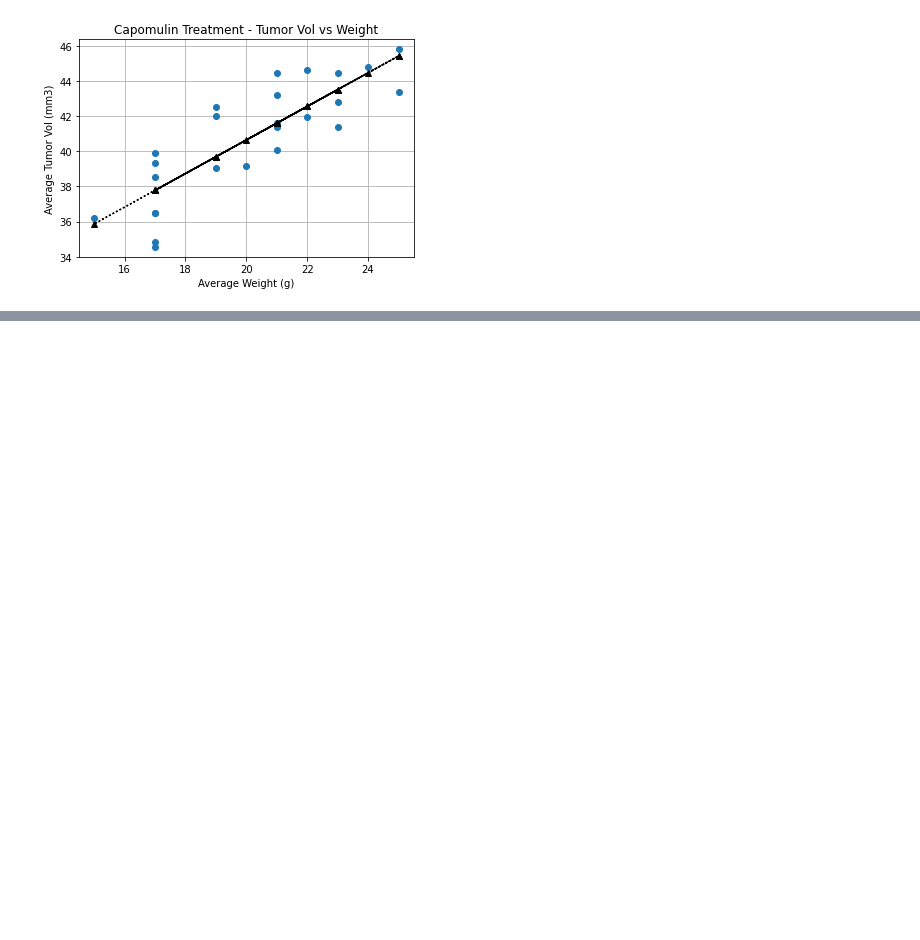
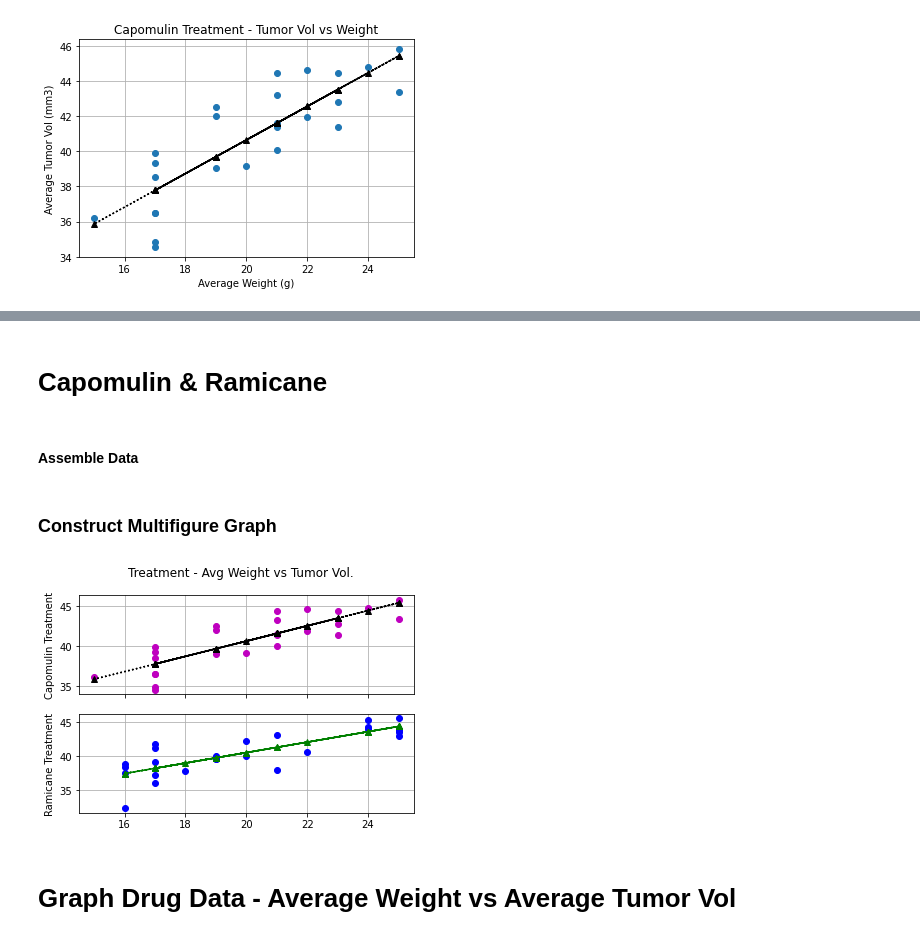
Before and after one commit to HendersonAlec2212/matplotlib-challenge, a Jupyter notebook: pymaceuticals.ipynb, the cells around one changed output, grey strips where cells are left out. Saved outputs shown, nothing was run; the diff lists cells and outputs as text; code cells hidden in the pictures; blank space fills up the shorter version.

Commit message:
completed the README, added multi-figure graph, added variable graph to display data per drug

```diff
--- a/pymaceuticals.ipynb
+++ b/pymaceuticals.ipynb
@@ -545,0 +483,52 @@ What drug averages would you like to see plotted? placebo
+# %% [markdown]
+# Capomulin & Ramicane
+# %% [markdown]
+#### Assemble Data
+# %%
+capomulin_data = clean_df.loc[clean_df['Drug Regimen'] == 'Capomulin']
+capomulin_averages = capomulin_data.groupby('Mouse ID').mean()
+avg_fit = avg_slope * avg_weight + avg_int
+avg_tVol_capomulin = capomulin_averages['Tumor Volume (mm3)']
+avg_weight_capomulin = capomulin_averages['Weight (g)']
+# plt.plot(avg_weight, avg_fit, ':^k')
+# plt.scatter(avg_weight_capomulin, avg_tVol_capomulin)
+# plt.ylabel('Average Tumor Vol (mm3)')
+# plt.xlabel('Average Weight (g)')
+# plt.title('Capomulin Treatment - Weight vs Tumor Vol')
+# plt.rcParams['axes.axisbelow'] = True
+# plt.grid()
+
+# --------------------------------------------------------------------------- #
+
+ramicane_data = clean_df.loc[clean_df['Drug Regimen'] == 'Ramicane']
+ramicane_averages = ramicane_data.groupby('Mouse ID').mean()
+ramicane_slope, ramicane_int, ramicane_r, ramicane_p, ramicane_std_err = st.linregress(avg_weight_ramicane, avg_tVol_ramicane)
+ramicane_fit = ramicane_slope * avg_weight_ramicane + ramicane_int
+# plt.plot(avg_weight_ramicane, ramicane_fit, ':^g')
+# avg_tVol_ramicane = ramicane_averages['Tumor Volume (mm3)']
+# avg_weight_ramicane = ramicane_averages['Weight (g)']
+# plt.scatter(avg_weight_ramicane, avg_tVol_ramicane)
+# plt.ylabel('Average Tumor Vol (mm3)')
+# plt.xlabel('Average Weight (g)')
+# plt.title('Ramicane Treatment - Weight vs Tumor Vol')
+# plt.rcParams['axes.axisbelow'] = True
+# plt.grid()
+# plt.show()
+# %% [markdown]
+### Construct Multifigure Graph
+# %%
+fig, (ax1, ax2) = plt.subplots(2, sharex=True)
+fig.suptitle('Treatment - Avg Weight vs Tumor Vol.')
+ax1.scatter(avg_weight_capomulin, avg_tVol_capomulin, color='m')
+ax1.plot(avg_weight, avg_fit, ':^k')
+ax1.set_ylabel("Capomulin Treatment")
+ax1.grid()
+
+ax2.scatter(avg_weight_ramicane, avg_tVol_ramicane, color='b')
+ax2.set_ylabel('Ramicane Treatment')
+ax2.plot(avg_weight_ramicane, ramicane_fit, ':^g')
+ax2.grid()
+# %% [output]
+[figure, added]
+# %% [markdown]
+# Graph Drug Data - Average Weight vs Average Tumor Vol
```
Also changed, not shown: parts of 6 cells of this notebook, 11 other files.
